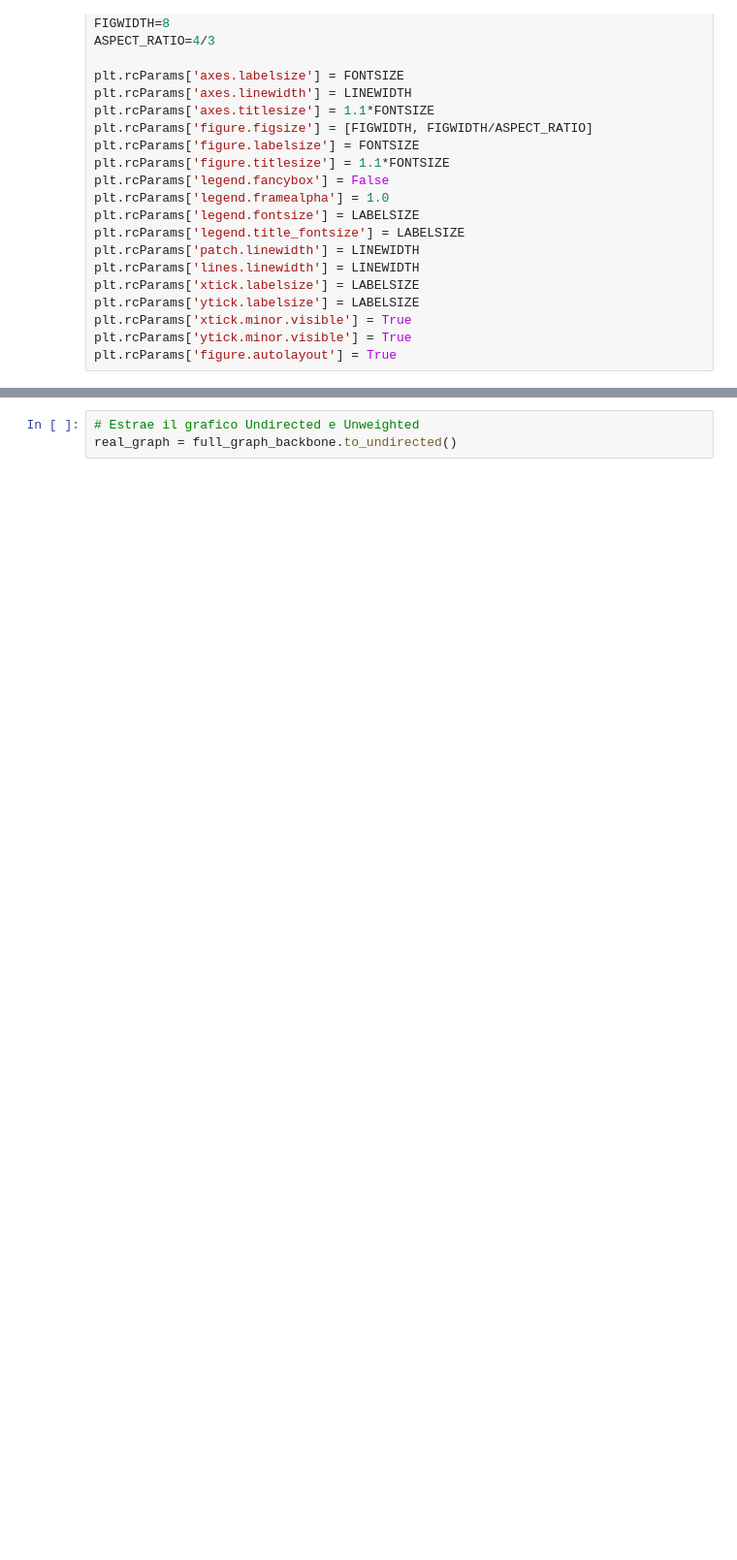
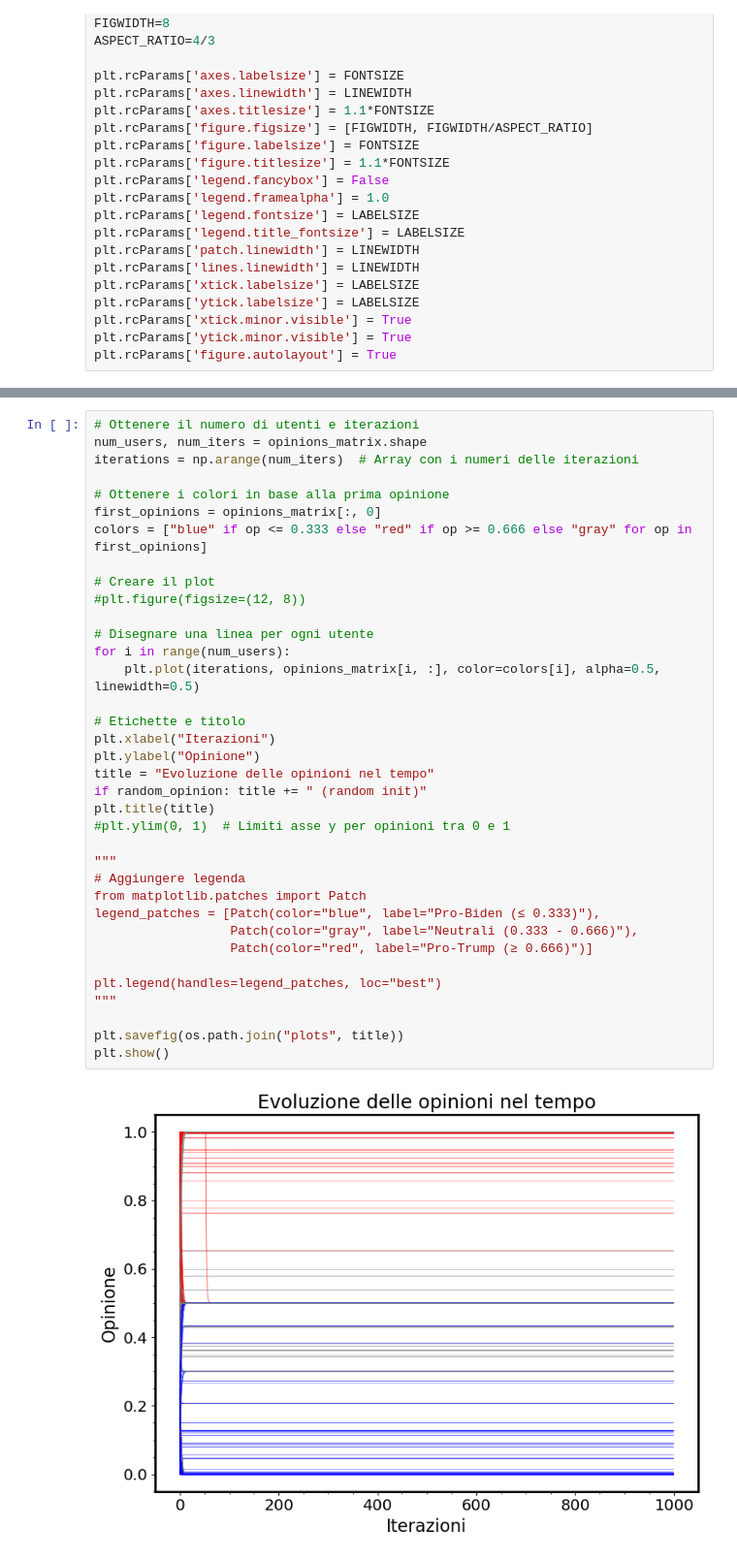
Before and after one commit to LeonardoCaridi/2024_caridi, a Jupyter notebook: open_problem/Diffusion_opinion.ipynb, the cells around one changed output, grey strips where cells are left out. Shown: that part at 97% size. Drawn from its saved outputs; the diff is of its cells as text; blank space fills up the shorter version.

```diff
--- a/open_problem/Diffusion_opinion.ipynb
+++ b/open_problem/Diffusion_opinion.ipynb
@@ -140,3 +205,38 @@ plt.show()
-# %%
-# Estrae il grafico Undirected e Unweighted
-real_graph = full_graph_backbone.to_undirected()
+# %%
+# Ottenere il numero di utenti e iterazioni
+num_users, num_iters = opinions_matrix.shape
+iterations = np.arange(num_iters)  # Array con i numeri delle iterazioni
+
+# Ottenere i colori in base alla prima opinione
+first_opinions = opinions_matrix[:, 0]
+colors = ["blue" if op <= 0.333 else "red" if op >= 0.666 else "gray" for op in first_opinions]
+
+# Creare il plot
+#plt.figure(figsize=(12, 8))
+
+# Disegnare una linea per ogni utente
+for i in range(num_users):
+    plt.plot(iterations, opinions_matrix[i, :], color=colors[i], alpha=0.5, linewidth=0.5)
+
+# Etichette e titolo
+plt.xlabel("Iterazioni")
+plt.ylabel("Opinione")
+title = "Evoluzione delle opinioni nel tempo"
+if random_opinion: title += " (random init)"
+plt.title(title)
+#plt.ylim(0, 1)  # Limiti asse y per opinioni tra 0 e 1
+
+"""
+# Aggiungere legenda
+from matplotlib.patches import Patch
+legend_patches = [Patch(color="blue", label="Pro-Biden (≤ 0.333)"),
+                  Patch(color="gray", label="Neutrali (0.333 - 0.666)"),
+                  Patch(color="red", label="Pro-Trump (≥ 0.666)")]
+
+plt.legend(handles=legend_patches, loc="best")
+"""
+
+plt.savefig(os.path.join("plots", title))
+plt.show()
+# %% [output]
+[figure, added]
```
Also changed, not shown: parts of 18 cells of this notebook, 14 other files.
